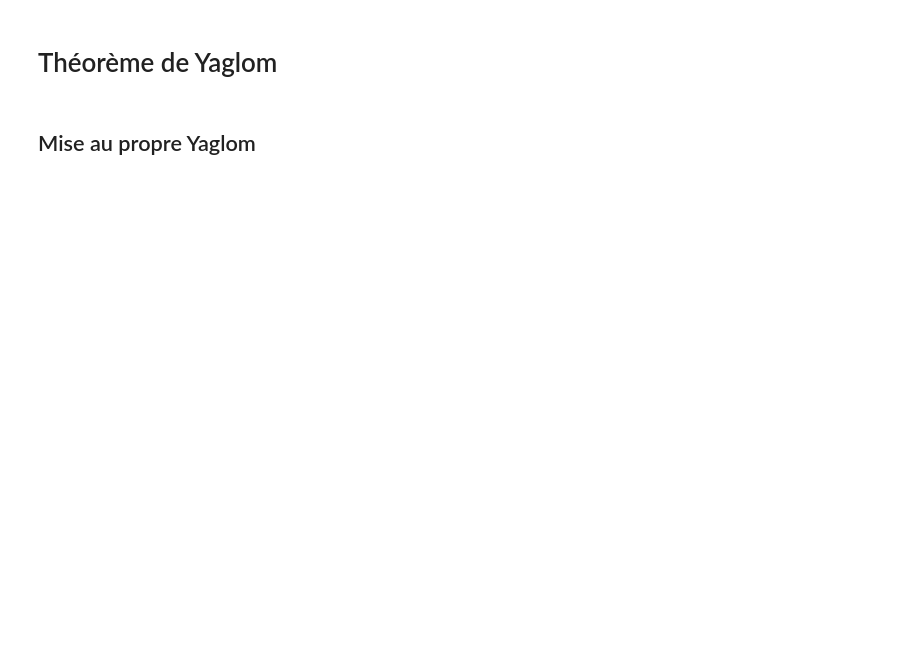
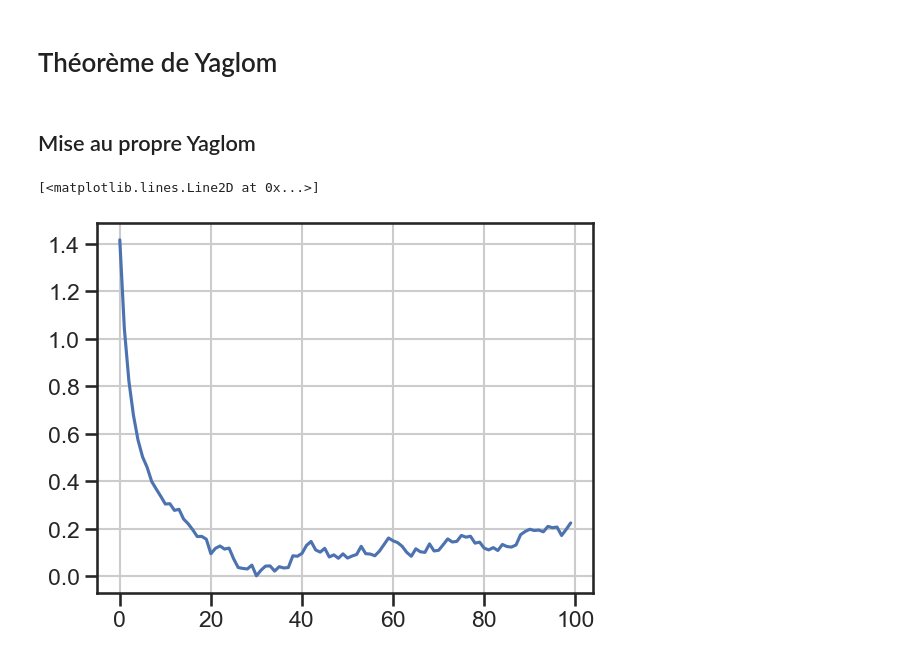
Before and after one commit to Ab2nour/epidemic-simulation, a Jupyter notebook: src/notebooks/theoreme-yaglom.ipynb, the cells around one changed output. Drawn from its saved outputs; the diff is of its cells as text; code cells hidden in the pictures; blank space fills up the shorter version.

```diff
--- a/src/notebooks/theoreme-yaglom.ipynb
+++ b/src/notebooks/theoreme-yaglom.ipynb
@@ -50,0 +45,11 @@ lambda_df.to_csv("data/results/lambda-evolution.csv", index=False)
+# %%
+distributions_df = create_distributions_df()
+# %%
+lambda_array = np.array(distributions_df["Lambda théorique loi exponentielle Z_n / n"])
+# %%
+plt.plot(
+    np.abs(lambda_df["Hyper-Géométrique (N=100, n=10, p=0.1)"] - lambda_array[-1])
+)
+# %% [output]
+[<matplotlib.lines.Line2D at 0x...>]
+[figure, added]
```
Also changed, not shown: parts of 17 cells of this notebook, 2 other files.
